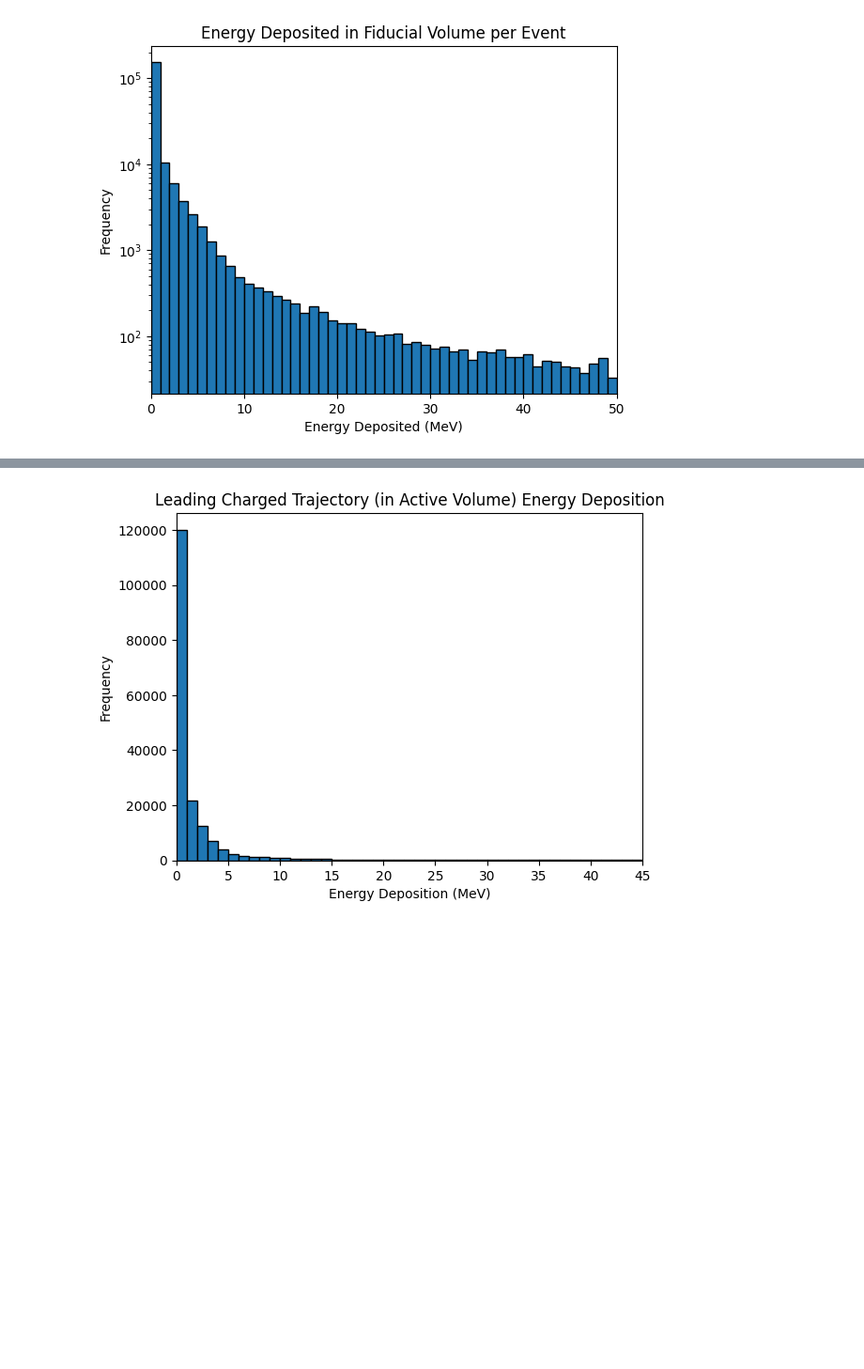
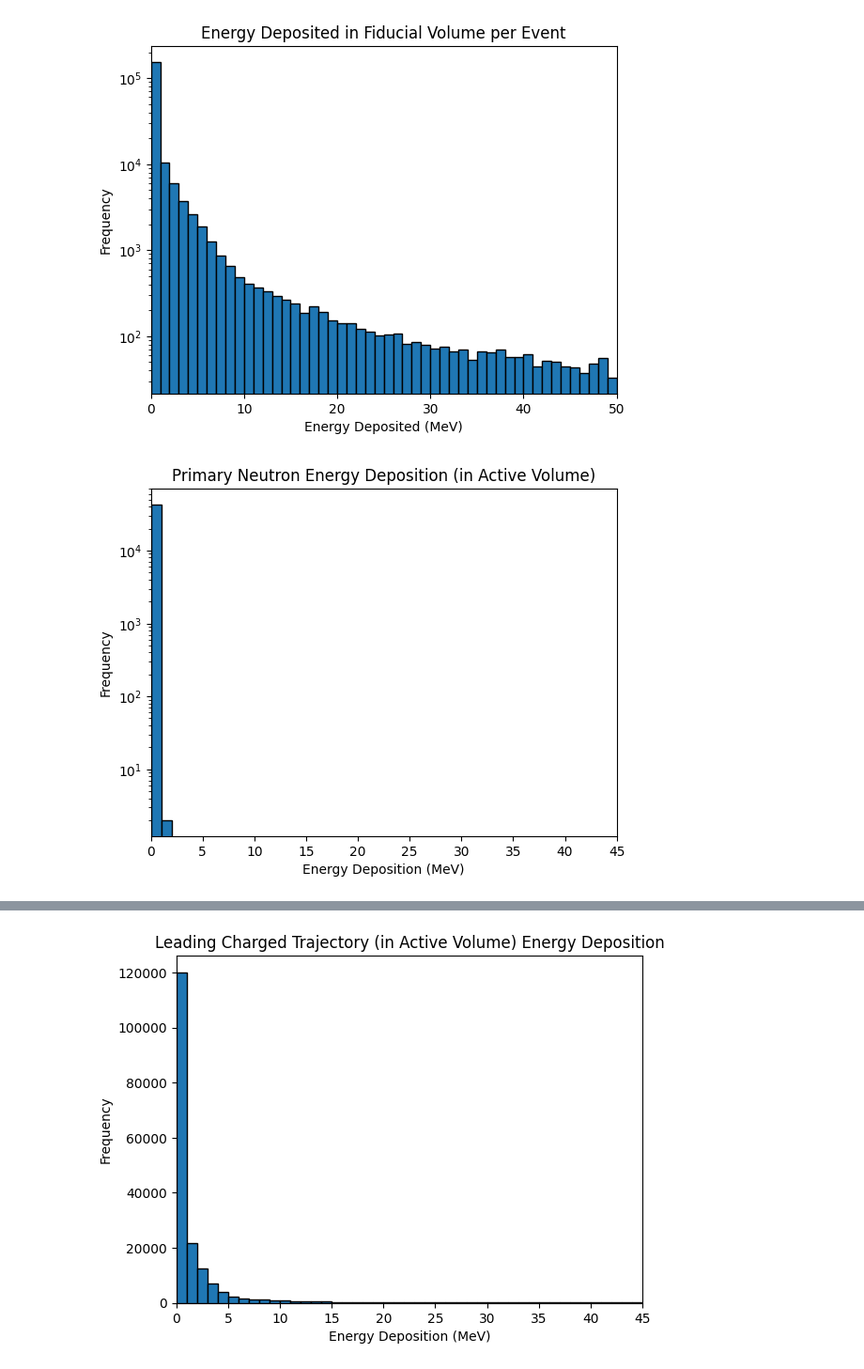
Before and after one commit to vaccarojohn/SNeNDSim, a Jupyter notebook: sim/BRN/BRN_segment_analysis.ipynb, the cells around one changed output, grey strips where cells are left out. Shown at 94% size. Cells and saved outputs as stored; diff of their text form; code cells hidden in the pictures; blank space fills up the shorter version.

```diff
--- a/sim/BRN/BRN_segment_analysis.ipynb
+++ b/sim/BRN/BRN_segment_analysis.ipynb
@@ -61,3 +61,20 @@ plt.title('Energy Deposited in Fiducial Volume per Event')
 plt.show()
 # %% [output]
 [figure]
+# %%
+# Primary neutron trajectory energy deposition plot
+
+# Define bins
+bins = np.arange(0, 46, 1)
+plt.hist(data['prenergies'], bins=bins, edgecolor='black')
+plt.xlim(0, 45)
+
+# Axis labels
+plt.yscale('log')
+plt.xlabel('Energy Deposition (MeV)')
+plt.ylabel('Frequency')
+plt.title('Primary Neutron Energy Deposition (in Active Volume)')
+
+plt.show()
+# %% [output]
+[figure, added]
```
Also changed, not shown: parts of 2 cells of this notebook, 15 other files.
